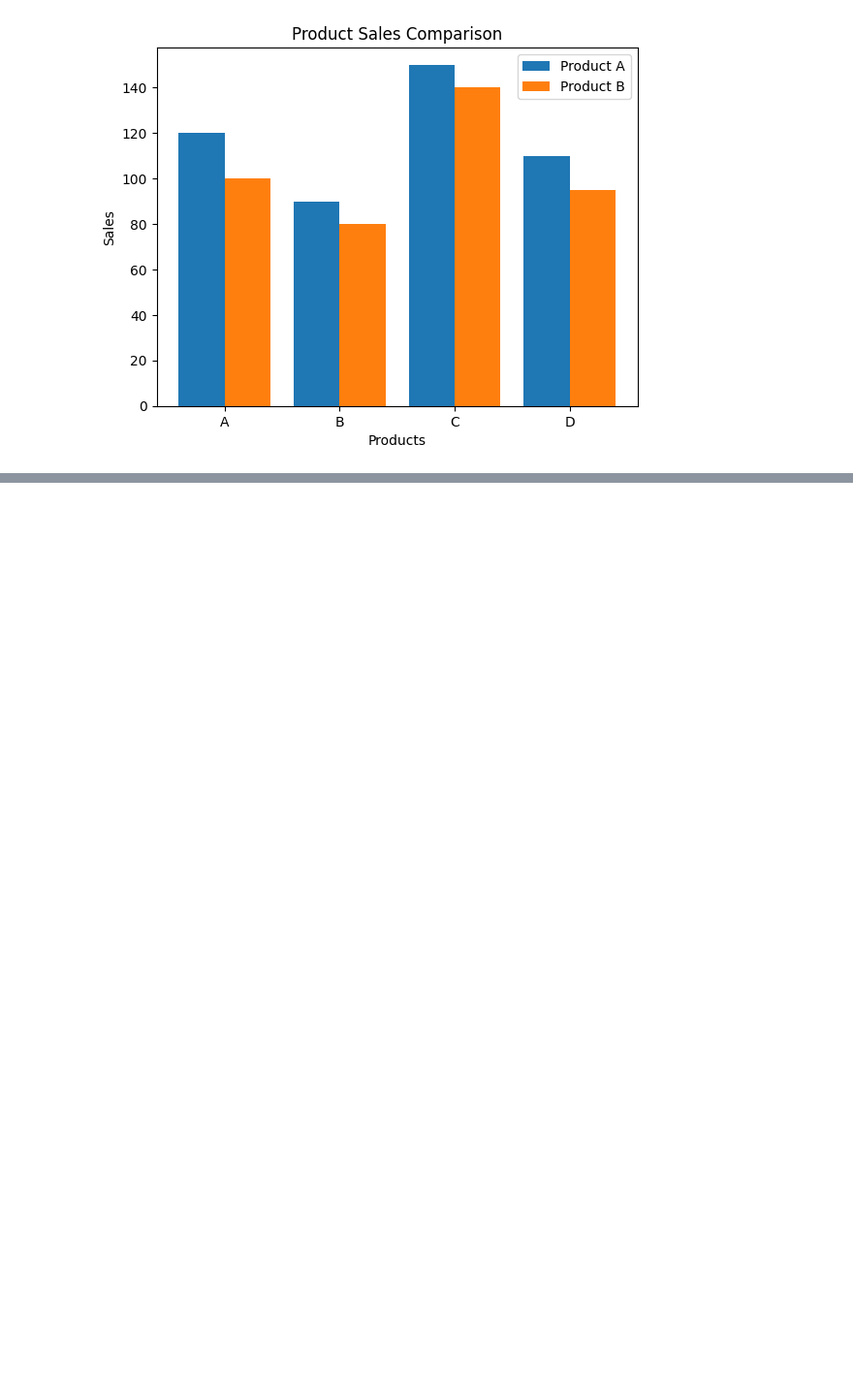
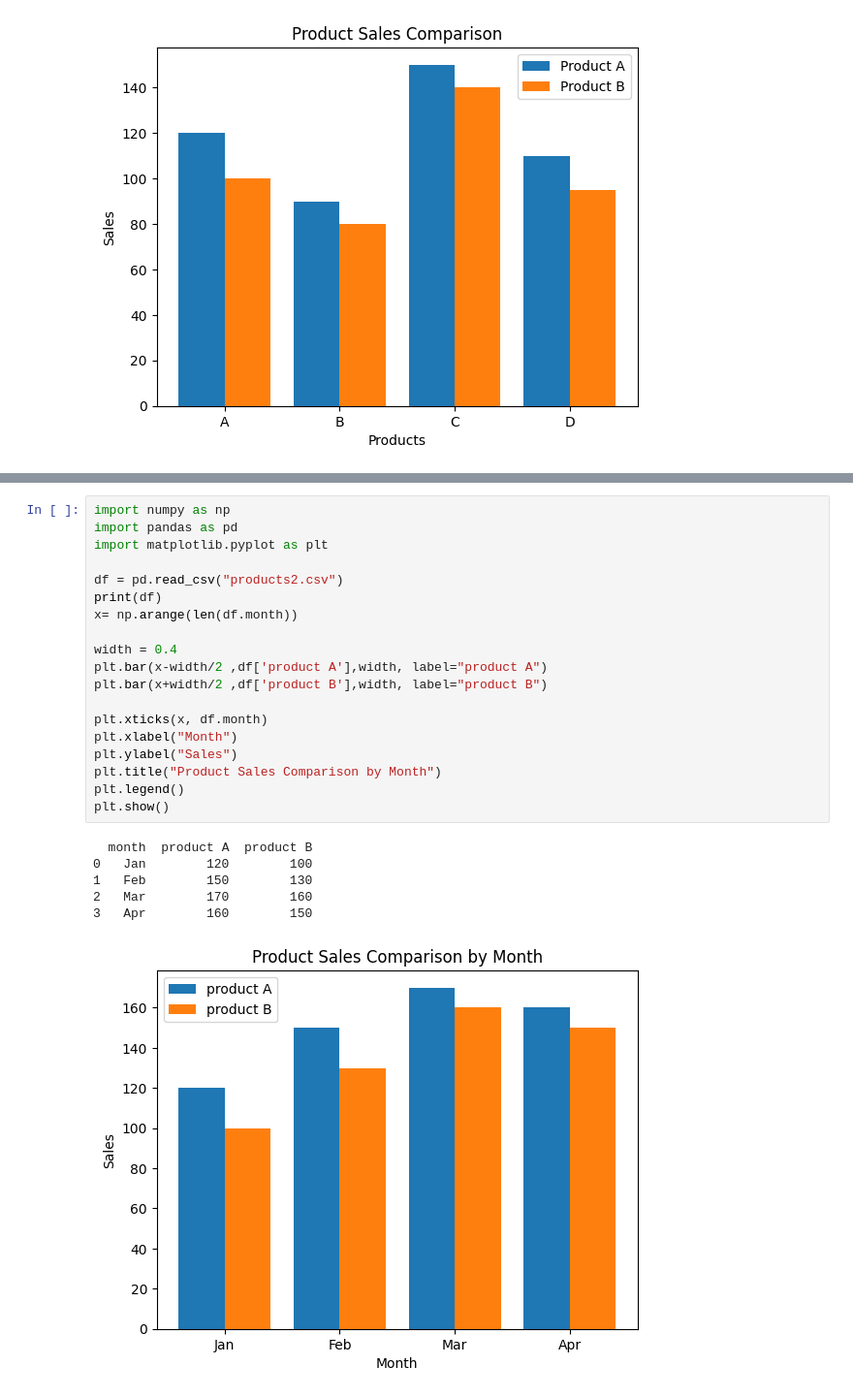
Before and after one commit to yash144-code/daily-python-work, a Jupyter notebook: data_science.ipynb, the cells around one changed output, grey strips where cells are left out. Shown at 97% size. Drawn from its saved outputs; the diff is of its cells as text; blank space fills up the shorter version.

```diff
--- a/data_science.ipynb
+++ b/data_science.ipynb
@@ -2213,0 +2254,26 @@ plt.show()
+# %%
+import numpy as np
+import pandas as pd
+import matplotlib.pyplot as plt
+
+df = pd.read_csv("products2.csv")
+print(df)
+x= np.arange(len(df.month))
+
+width = 0.4
+plt.bar(x-width/2 ,df['product A'],width, label="product A")
+plt.bar(x+width/2 ,df['product B'],width, label="product B")
+
+plt.xticks(x, df.month)
+plt.xlabel("Month")
+plt.ylabel("Sales")
+plt.title("Product Sales Comparison by Month")
+plt.legend()
+plt.show()
+# %% [output]
+  month  product A  product B
+0   Jan        120        100
+1   Feb        150        130
+2   Mar        170        160
+3   Apr        160        150
+[figure, added]
```
Also changed, not shown: parts of 16 cells of this notebook.
